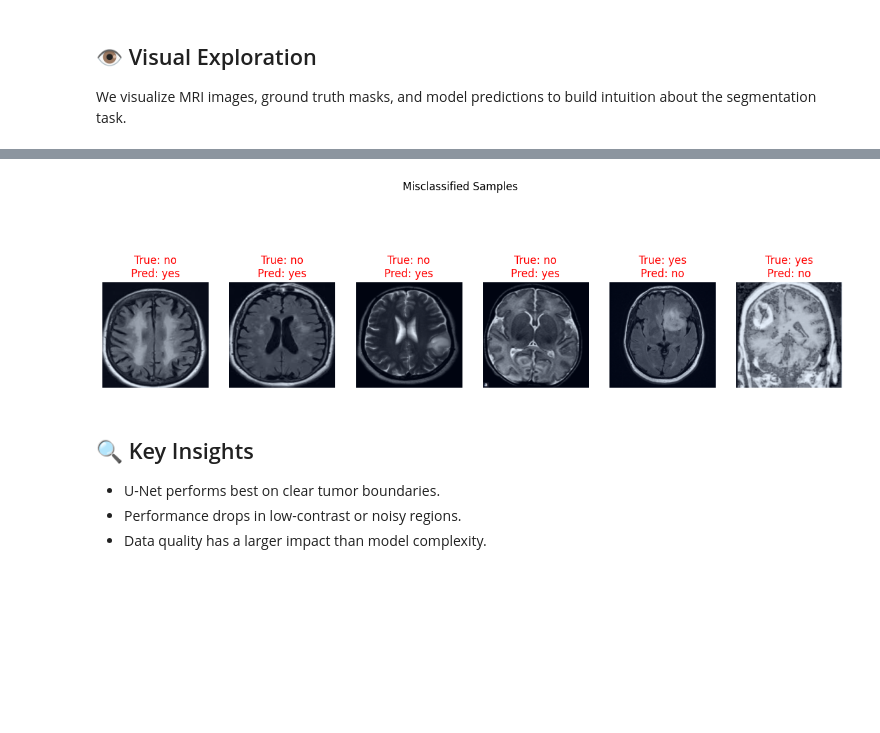
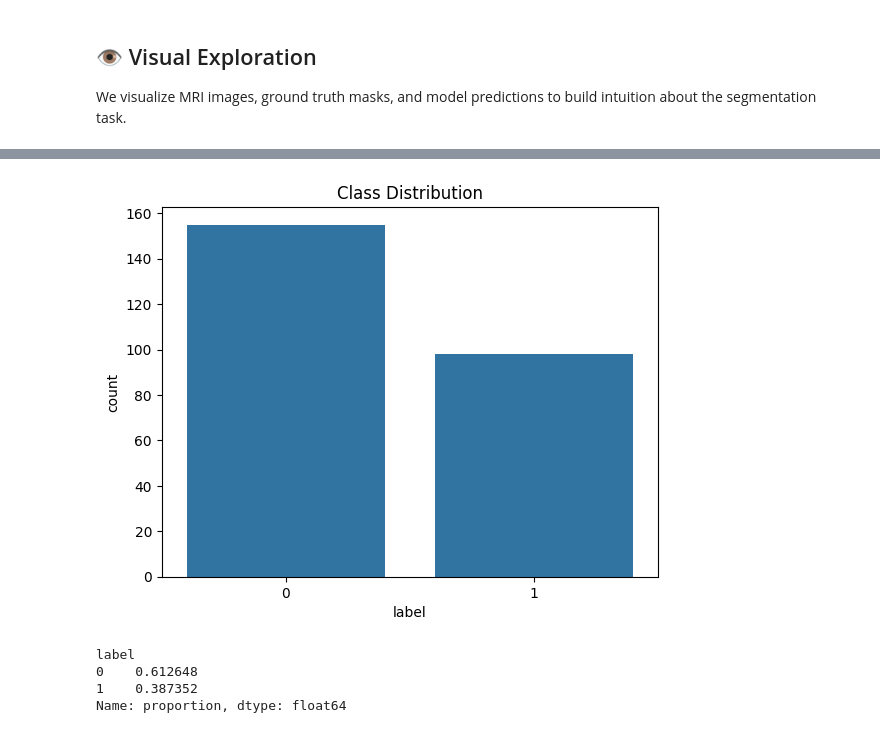
Before and after one commit to aliowx/data-analysis, a Jupyter notebook: brain-tumor-detection.ipynb, the cells around one changed output, grey strips where cells are left out. Drawn from its saved outputs; the diff is of its cells as text; code cells hidden in the pictures; blank space fills up the shorter version.

Commit message:
Kaggle Notebook | 🧠 Brain Tumor Detection | Version 8

```diff
--- a/brain-tumor-detection.ipynb
+++ b/brain-tumor-detection.ipynb
@@ -32,9 +41,12 @@ DATA_DIR = "/kaggle/input/brain-mri-images-for-brain-tumor-detection"
 
 classes = ["yes", "no"]
 
-counts = {}
-for c in classes:
-    counts[c] = len(os.listdir(os.path.join(DATA_DIR, c)))
+data = []
+for label, cls in enumerate(classes):
+    folder = os.path.join(DATA_DIR, cls)
+    for file in os.listdir(folder):
+        data.append((os.path.join(folder, file), label))
 
-counts
+df = pd.DataFrame(data, columns=["path", "label"])
+print(df.head())
 # %% [output]
@@ -264,39 +63,12 @@ plt.show()
-# %%
-def show_misclassified(model, dataset, n=6):
-    model.eval()
-    wrong = []
-
-    for i in range(len(dataset)):
-        img, label = dataset[i]
-        with torch.no_grad():
-            pred = torch.argmax(model(img.unsqueeze(0).to(DEVICE)),1).item()
-        if pred != label:
-            wrong.append((img, label, pred))
-
-    if len(wrong) == 0:
-        print("No misclassified samples!")
-        return
-
-    samples = random.sample(wrong, min(n, len(wrong)))
-
-    plt.figure(figsize=(15,5))
-    for i, (img, label, pred) in enumerate(samples):
-        img_np = img.permute(1,2,0).cpu().numpy()
-        img_np = (img_np - img_np.min()) / (img_np.max() - img_np.min())
-
-        plt.subplot(1, len(samples), i+1)
-        plt.imshow(img_np)
-        plt.axis("off")
-        plt.title(f"True: {classes[label]}\nPred: {classes[pred]}", color="red")
-
-    plt.suptitle("Misclassified Samples")
-    plt.show()
-
-show_misclassified(model, val_ds)
-# %% [output]
-[figure, removed]
-# %% [markdown]
-## 🔍 Key Insights
-- U-Net performs best on clear tumor boundaries.
-- Performance drops in low-contrast or noisy regions.
-- Data quality has a larger impact than model complexity.
+# %%
+sns.countplot(x=df["label"])
+plt.title("Class Distribution")
+plt.show()
+
+print(df['label'].value_counts(normalize=True))
+# %% [output]
+[figure, added]
+label
+0    0.612648
+1    0.387352
+Name: proportion, dtype: float64
```
Also changed, not shown: parts of 38 cells of this notebook.
